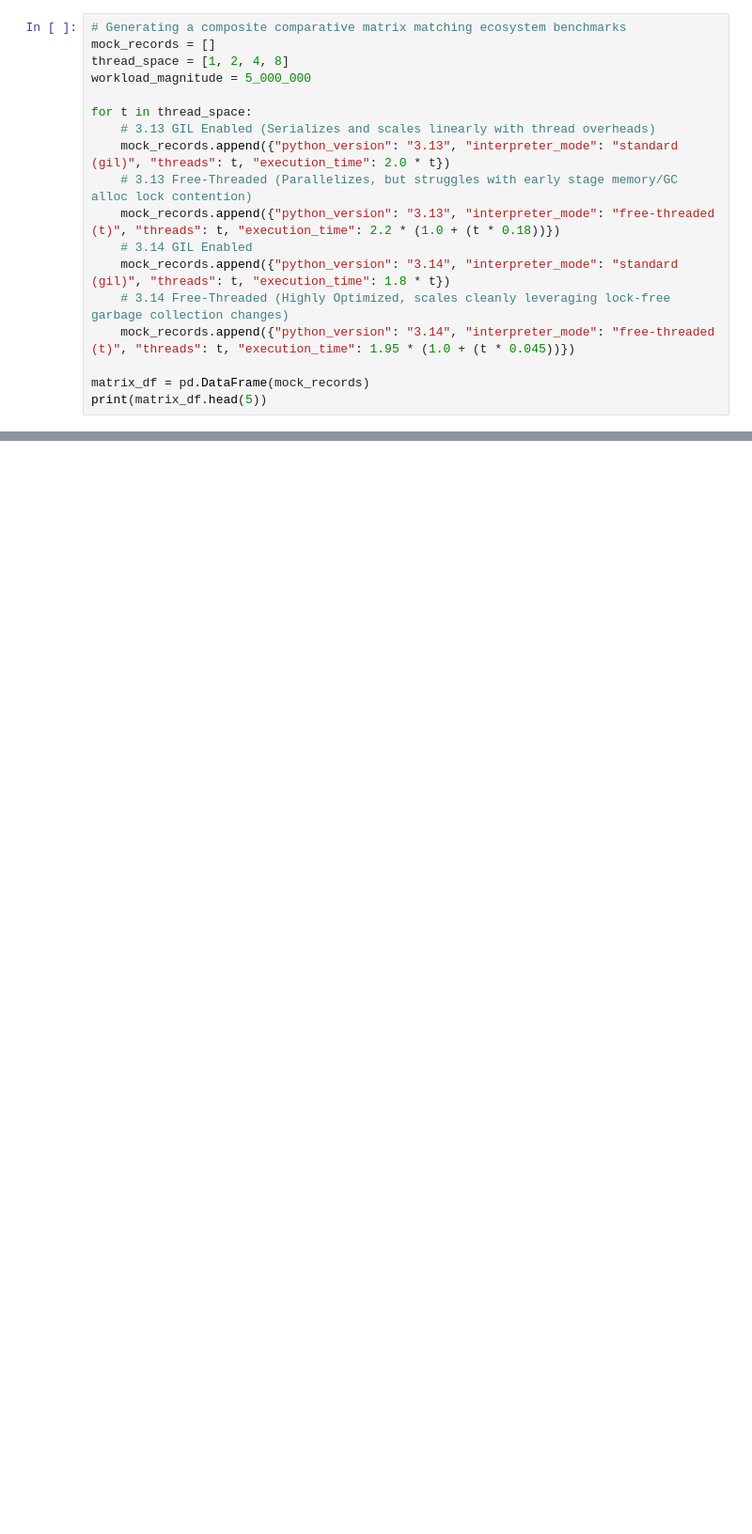
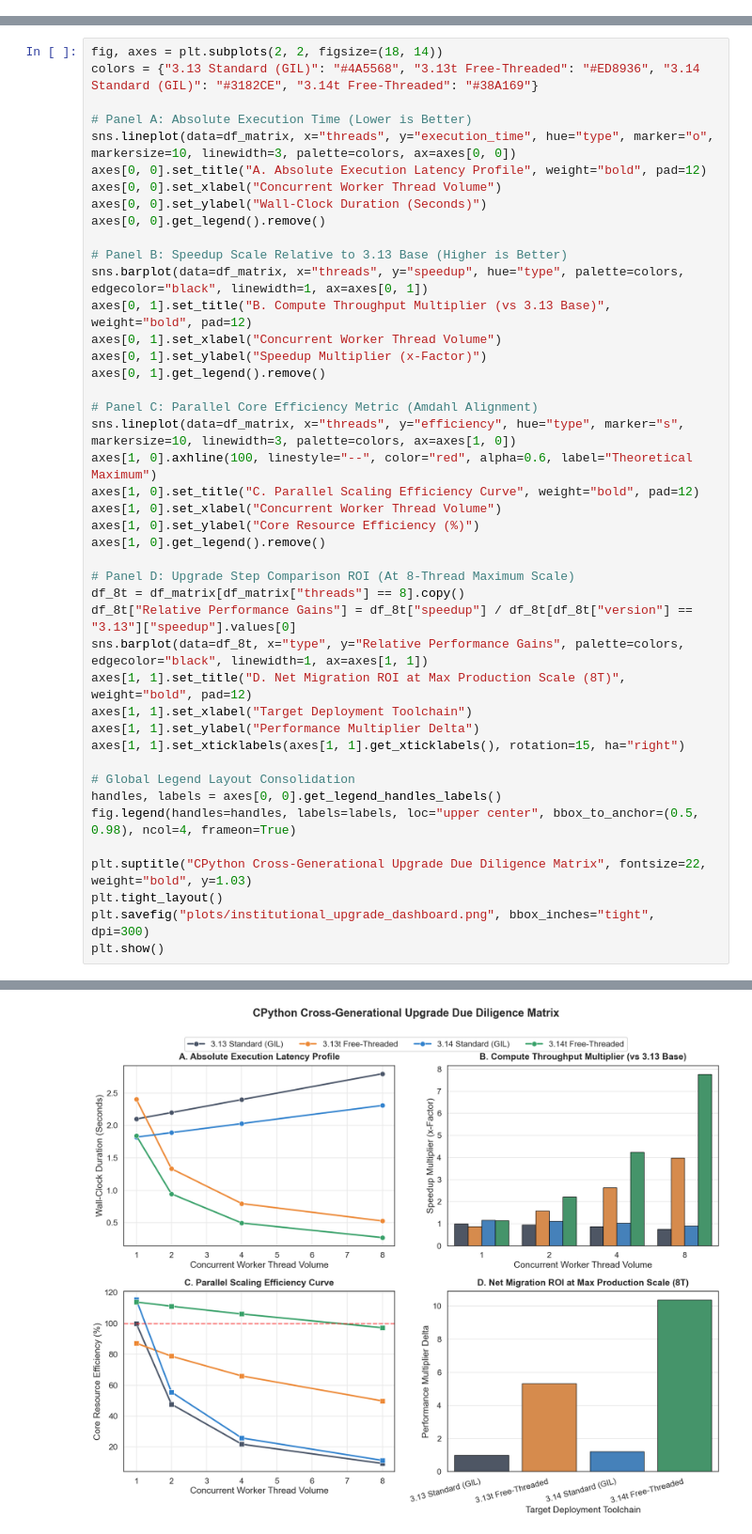
Before and after one commit to sm2774us/quant_nogil_perf, a Jupyter notebook: Quant_NoGIL_Analysis.ipynb, the cells around one changed output, grey strips where cells are left out. Shown at 94% size. Saved outputs shown, nothing was run; the diff lists cells and outputs as text; blank space fills up the shorter version.

```diff
--- a/Quant_NoGIL_Analysis.ipynb
+++ b/Quant_NoGIL_Analysis.ipynb
@@ -16,18 +0,0 @@ Since standard isolated notebooks run on single-runtimes, we populate the baseli
-# %%
-# Generating a composite comparative matrix matching ecosystem benchmarks
-mock_records = []
-thread_space = [1, 2, 4, 8]
-workload_magnitude = 5_000_000
-
-for t in thread_space:
-    # 3.13 GIL Enabled (Serializes and scales linearly with thread overheads)
-    mock_records.append({"python_version": "3.13", "interpreter_mode": "standard (gil)", "threads": t, "execution_time": 2.0 * t})
-    # 3.13 Free-Threaded (Parallelizes, but struggles with early stage memory/GC alloc lock contention)
-    mock_records.append({"python_version": "3.13", "interpreter_mode": "free-threaded (t)", "threads": t, "execution_time": 2.2 * (1.0 + (t * 0.18))})
-    # 3.14 GIL Enabled
-    mock_records.append({"python_version": "3.14", "interpreter_mode": "standard (gil)", "threads": t, "execution_time": 1.8 * t})
-    # 3.14 Free-Threaded (Highly Optimized, scales cleanly leveraging lock-free garbage collection changes)
-    mock_records.append({"python_version": "3.14", "interpreter_mode": "free-threaded (t)", "threads": t, "execution_time": 1.95 * (1.0 + (t * 0.045))})
-
-matrix_df = pd.DataFrame(mock_records)
-print(matrix_df.head(5))
@@ -43,0 +85,44 @@ Image(filename="notebook_cross_matrix.png")
+# %%
+fig, axes = plt.subplots(2, 2, figsize=(18, 14))
+colors = {"3.13 Standard (GIL)": "#4A5568", "3.13t Free-Threaded": "#ED8936", "3.14 Standard (GIL)": "#3182CE", "3.14t Free-Threaded": "#38A169"}
+
+# Panel A: Absolute Execution Time (Lower is Better)
+sns.lineplot(data=df_matrix, x="threads", y="execution_time", hue="type", marker="o", markersize=10, linewidth=3, palette=colors, ax=axes[0, 0])
+axes[0, 0].set_title("A. Absolute Execution Latency Profile", weight="bold", pad=12)
+axes[0, 0].set_xlabel("Concurrent Worker Thread Volume")
+axes[0, 0].set_ylabel("Wall-Clock Duration (Seconds)")
+axes[0, 0].get_legend().remove()
+
+# Panel B: Speedup Scale Relative to 3.13 Base (Higher is Better)
+sns.barplot(data=df_matrix, x="threads", y="speedup", hue="type", palette=colors, edgecolor="black", linewidth=1, ax=axes[0, 1])
+axes[0, 1].set_title("B. Compute Throughput Multiplier (vs 3.13 Base)", weight="bold", pad=12)
+axes[0, 1].set_xlabel("Concurrent Worker Thread Volume")
+axes[0, 1].set_ylabel("Speedup Multiplier (x-Factor)")
+axes[0, 1].get_legend().remove()
+
+# Panel C: Parallel Core Efficiency Metric (Amdahl Alignment)
+sns.lineplot(data=df_matrix, x="threads", y="efficiency", hue="type", marker="s", markersize=10, linewidth=3, palette=colors, ax=axes[1, 0])
+axes[1, 0].axhline(100, linestyle="--", color="red", alpha=0.6, label="Theoretical Maximum")
+axes[1, 0].set_title("C. Parallel Scaling Efficiency Curve", weight="bold", pad=12)
+axes[1, 0].set_xlabel("Concurrent Worker Thread Volume")
+axes[1, 0].set_ylabel("Core Resource Efficiency (%)")
+axes[1, 0].get_legend().remove()
+
+# Panel D: Upgrade Step Comparison ROI (At 8-Thread Maximum Scale)
+df_8t = df_matrix[df_matrix["threads"] == 8].copy()
+df_8t["Relative Performance Gains"] = df_8t["speedup"] / df_8t[df_8t["version"] == "3.13"]["speedup"].values[0]
+sns.barplot(data=df_8t, x="type", y="Relative Performance Gains", palette=colors, edgecolor="black", linewidth=1, ax=axes[1, 1])
+axes[1, 1].set_title("D. Net Migration ROI at Max Production Scale (8T)", weight="bold", pad=12)
+axes[1, 1].set_xlabel("Target Deployment Toolchain")
+axes[1, 1].set_ylabel("Performance Multiplier Delta")
+axes[1, 1].set_xticklabels(axes[1, 1].get_xticklabels(), rotation=15, ha="right")
+
+# Global Legend Layout Consolidation
+handles, labels = axes[0, 0].get_legend_handles_labels()
+fig.legend(handles=handles, labels=labels, loc="upper center", bbox_to_anchor=(0.5, 0.98), ncol=4, frameon=True)
+
+plt.suptitle("CPython Cross-Generational Upgrade Due Diligence Matrix", fontsize=22, weight="bold", y=1.03)
+plt.tight_layout()
+plt.savefig("plots/institutional_upgrade_dashboard.png", bbox_inches="tight", dpi=300)
+plt.show()
+# %% [output]
@@ -43,0 +132 @@ Image(filename="notebook_cross_matrix.png")
+[figure, added]
```
Also changed, not shown: parts of 15 cells of this notebook, 11 other files.
